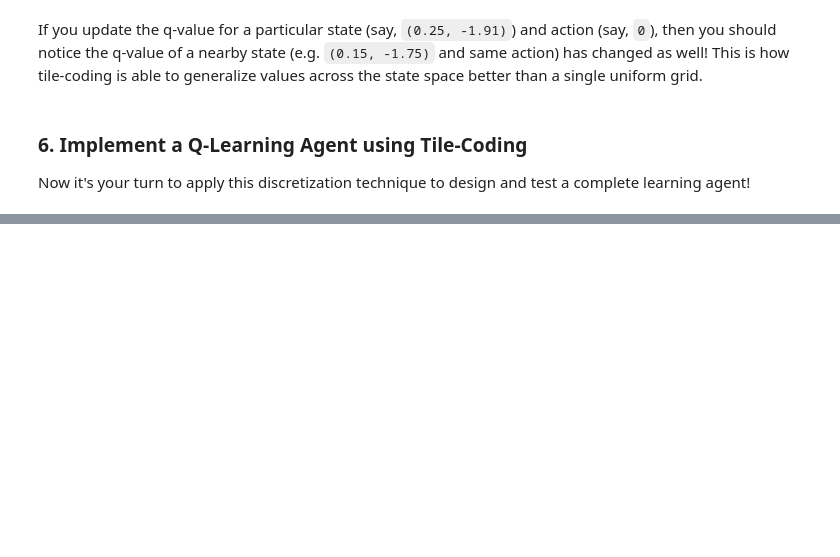
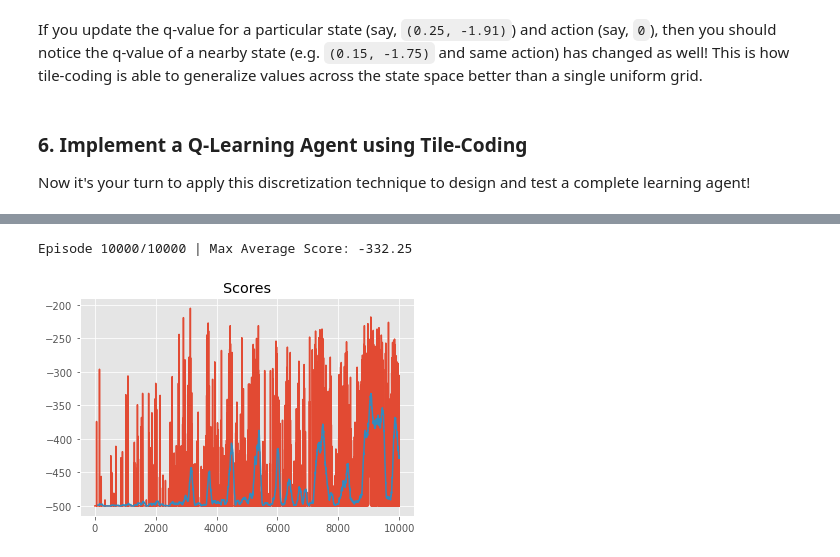
Before and after one commit to ezhilvendhan/ml-notebooks, a Jupyter notebook: projects/5.Reinforcement Learning/6.Tile-Coding/Tile_Coding.ipynb, the cells around one changed output, grey strips where cells are left out. Cells and saved outputs as stored; diff of their text form; code cells hidden in the pictures; blank space fills up the shorter version.

```diff
--- a/projects/5.Reinforcement Learning/6.Tile-Coding/Tile_Coding.ipynb
+++ b/projects/5.Reinforcement Learning/6.Tile-Coding/Tile_Coding.ipynb
@@ -474,3 +469,17 @@ class QLearningAgent:
         self.last_state = state
         self.last_action = action
         return action
+# %%
+n_bins = 5
+bins = tuple([n_bins]*env.observation_space.shape[0])
+offset_pos = (env.observation_space.high - env.observation_space.low)/(3*n_bins)
+
+tiling_specs = [(bins, -offset_pos),
+                (bins, tuple([0.0]*env.observation_space.shape[0])),
+                (bins, offset_pos)]
+
+tq = TiledQTable(env.observation_space.low,
+                 env.observation_space.high,
+                 tiling_specs,
+                 env.action_space.n)
+agent = QLearningAgent(env, tq)
@@ -477,5 +494,5 @@ class QLearningAgent:
 # %%
-def run(agent, env, num_episodes=20000, mode='train'):
+def run(agent, env, num_episodes=10000, mode='train'):
     """Run agent in given reinforcement learning environment and return scores."""
     scores = []
     max_avg_score = -np.inf
@@ -501,9 +518,22 @@ def run(agent, env, num_episodes=20000, mode='train'):
                 avg_score = np.mean(scores[-100:])
                 if avg_score > max_avg_score:
                     max_avg_score = avg_score
-
             if i_episode % 100 == 0:
                 print("\rEpisode {}/{} | Max Average Score: {}".format(i_episode, num_episodes, max_avg_score), end="")
                 sys.stdout.flush()
+    return scores
 
-    return scores
+scores = run(agent, env)
+# %% [output]
+Episode 10000/10000 | Max Average Score: -332.25
+# %%
+def plot_scores(scores, rolling_window=100):
+    """Plot scores and optional rolling mean using specified window."""
+    plt.plot(scores); plt.title("Scores");
+    rolling_mean = pd.Series(scores).rolling(rolling_window).mean()
+    plt.plot(rolling_mean);
+    return rolling_mean
+
+rolling_mean = plot_scores(scores)
+# %% [output]
+[figure, added]
```
Also changed, not shown: parts of 4 cells of this notebook.
